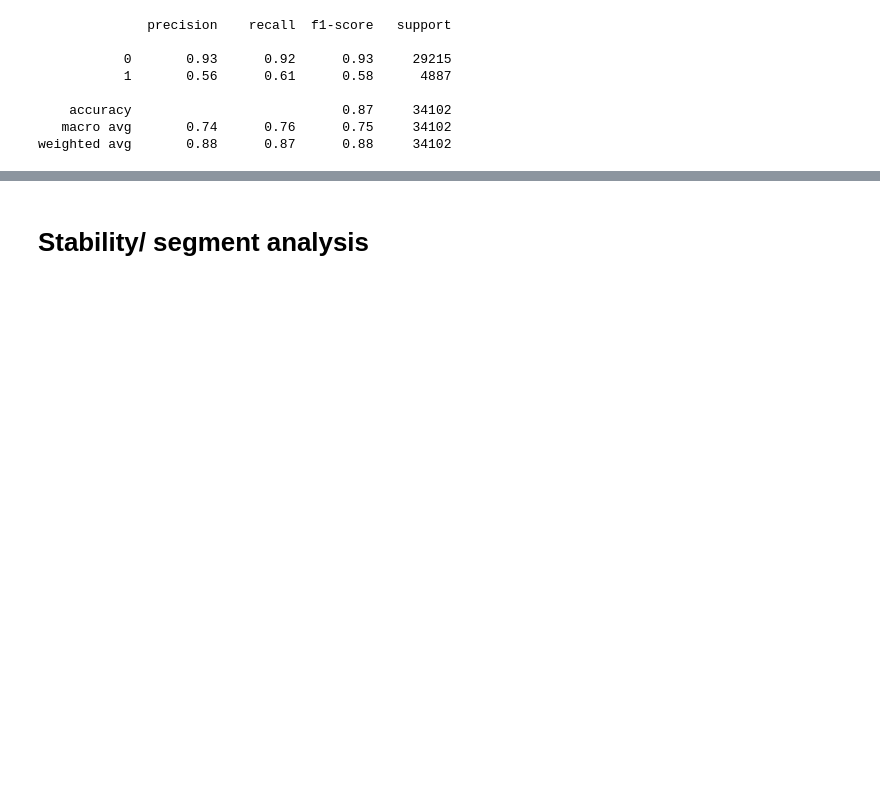
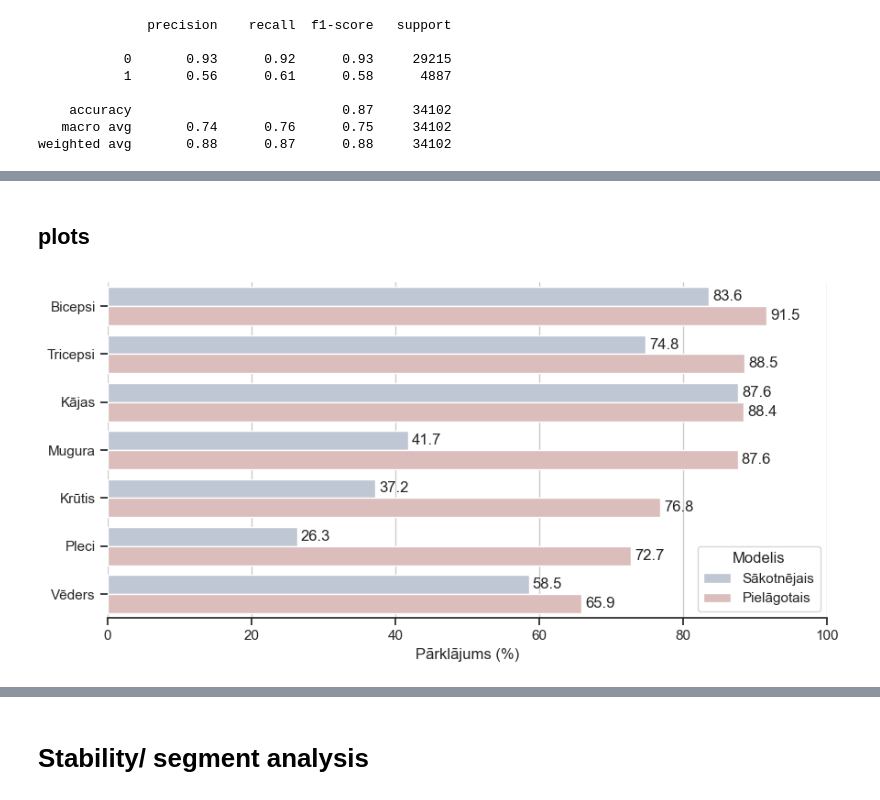
Before and after one commit to Markuss-B/GAR, a Jupyter notebook: data/recordings/analysis2.ipynb, the cells around one changed output, grey strips where cells are left out. Cells and saved outputs as stored; diff of their text form; code cells hidden in the pictures; blank space fills up the shorter version.

```diff
--- a/data/recordings/analysis2.ipynb
+++ b/data/recordings/analysis2.ipynb
@@ -240,0 +338,2 @@ events_df
+# %%
+windows_df = pd.concat(updated_session_windows, ignore_index=True)
@@ -254,0 +872,25 @@ weighted avg       0.88      0.87      0.88     34102
+# %%
+def compare_group_coverage(
+    df,
+    truth_col="ground_truth",
+    base_prediction_col="prediction_binary",
+    finetuned_prediction_col="prediction_finetuned_binary",
+    group_col="ground_truth_group"
+):
+    base = calculate_group_coverage(
+        df=df,
+        truth_col=truth_col,
+        prediction_col=base_prediction_col,
+        group_col=group_col
+    )
+    base["Modelis"] = "Sākotnējais"
+
+    finetuned = calculate_group_coverage(
+        df=df,
+        truth_col=truth_col,
+        prediction_col=finetuned_prediction_col,
+        group_col=group_col
+    )
+    finetuned["Modelis"] = "Pielāgotais"
+
+    return pd.concat([base, finetuned], ignore_index=True)
@@ -254,0 +1153,10 @@ weighted avg       0.88      0.87      0.88     34102
+# %%
+group_coverage_comparison = compare_group_coverage(
+    windows_df,
+    truth_col="ground_truth",
+    base_prediction_col="prediction_binary",
+    finetuned_prediction_col="prediction_finetuned_binary",
+    group_col="ground_truth_group"
+)
+
+display(group_coverage_comparison.style.format(decimal=",", precision=2))
@@ -254,0 +1179,11 @@ weighted avg       0.88      0.87      0.88     34102
+# %% [markdown]
+## plots
+# %%
+plot_group_coverage_comparison(
+    group_coverage_comparison,
+    title="",
+    ylabel="",
+
+)
+# %% [output]
+[figure, added]
```
Also changed, not shown: parts of 122 cells of this notebook.
